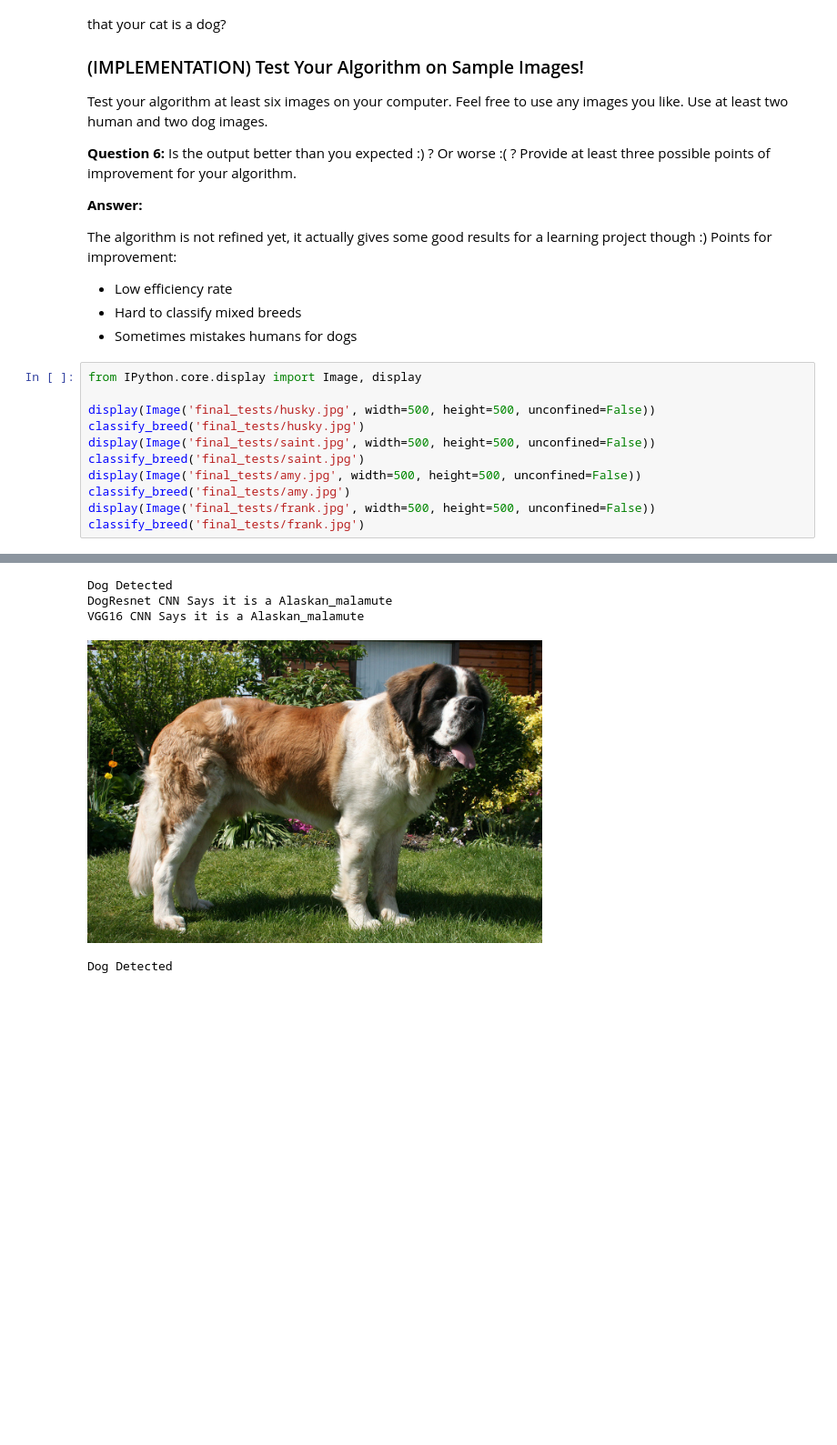
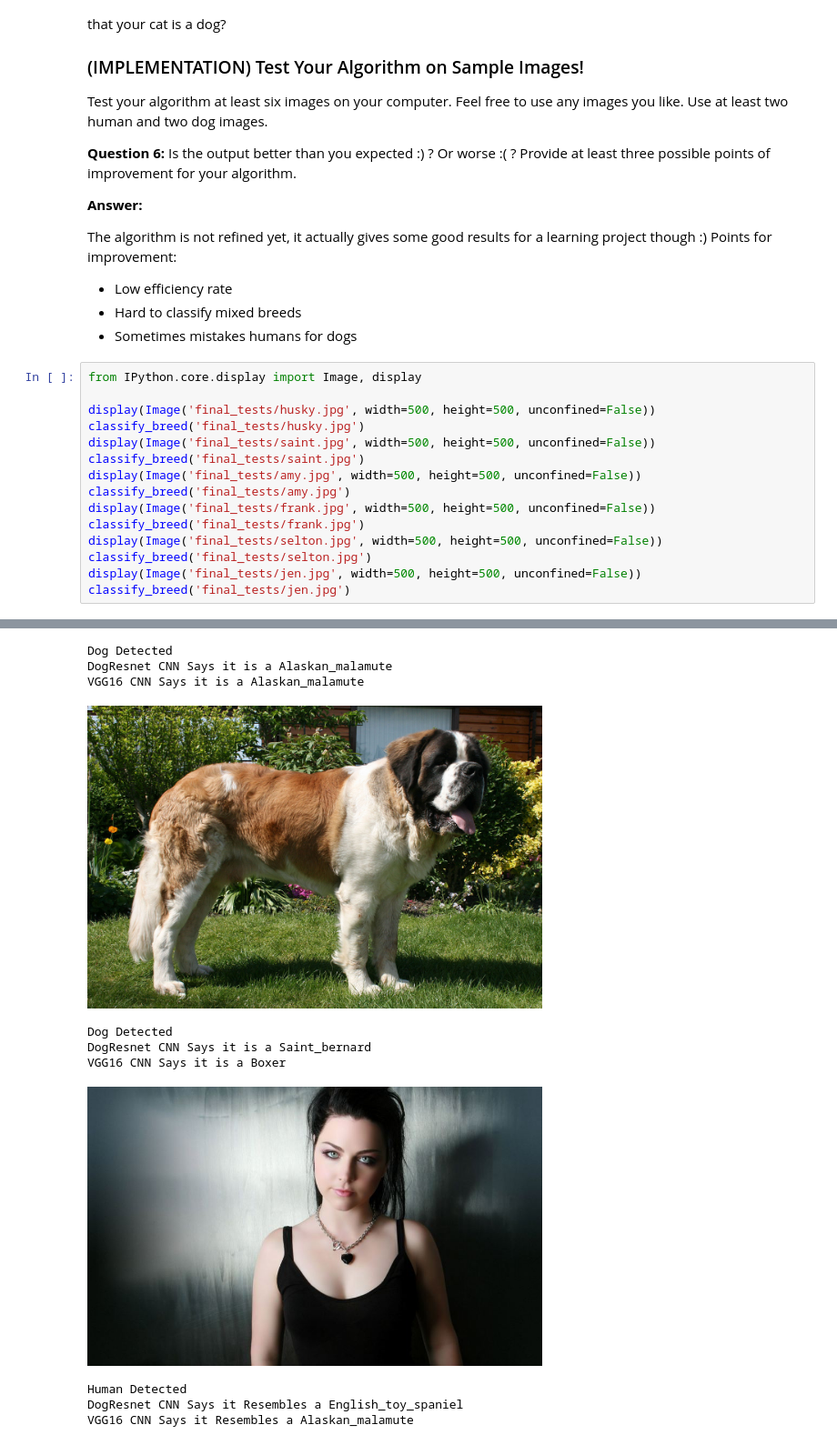
Before and after one commit to LukasMeine/udacity-deep-learning-nanodegree, a Jupyter notebook: dog-project/dog_app.ipynb, the cells around one changed output, grey strips where cells are left out. Shown at 91% size. Cells and saved outputs as stored; diff of their text form; blank space fills up the shorter version.

```diff
--- a/dog-project/dog_app.ipynb
+++ b/dog-project/dog_app.ipynb
@@ -771,18 +771,28 @@ Points for improvement:
 # %%
 from IPython.core.display import Image, display
 
 display(Image('final_tests/husky.jpg', width=500, height=500, unconfined=False))
 classify_breed('final_tests/husky.jpg')
 display(Image('final_tests/saint.jpg', width=500, height=500, unconfined=False))
 classify_breed('final_tests/saint.jpg')
 display(Image('final_tests/amy.jpg', width=500, height=500, unconfined=False))
 classify_breed('final_tests/amy.jpg')
 display(Image('final_tests/frank.jpg', width=500, height=500, unconfined=False))
 classify_breed('final_tests/frank.jpg')
+display(Image('final_tests/selton.jpg', width=500, height=500, unconfined=False))
+classify_breed('final_tests/selton.jpg')
+display(Image('final_tests/jen.jpg', width=500, height=500, unconfined=False))
+classify_breed('final_tests/jen.jpg')
 # %% [output]
 [figure]
 Dog Detected
 DogResnet CNN Says it is a Alaskan_malamute
 VGG16 CNN Says it is a Alaskan_malamute
 [figure]
 Dog Detected
+DogResnet CNN Says it is a Saint_bernard
+VGG16 CNN Says it is a Boxer
+[figure, added]
+Human Detected
+DogResnet CNN Says it Resembles a English_toy_spaniel
+VGG16 CNN Says it Resembles a Alaskan_malamute
```
Also changed, not shown: parts of 8 cells of this notebook, 5 other files.
